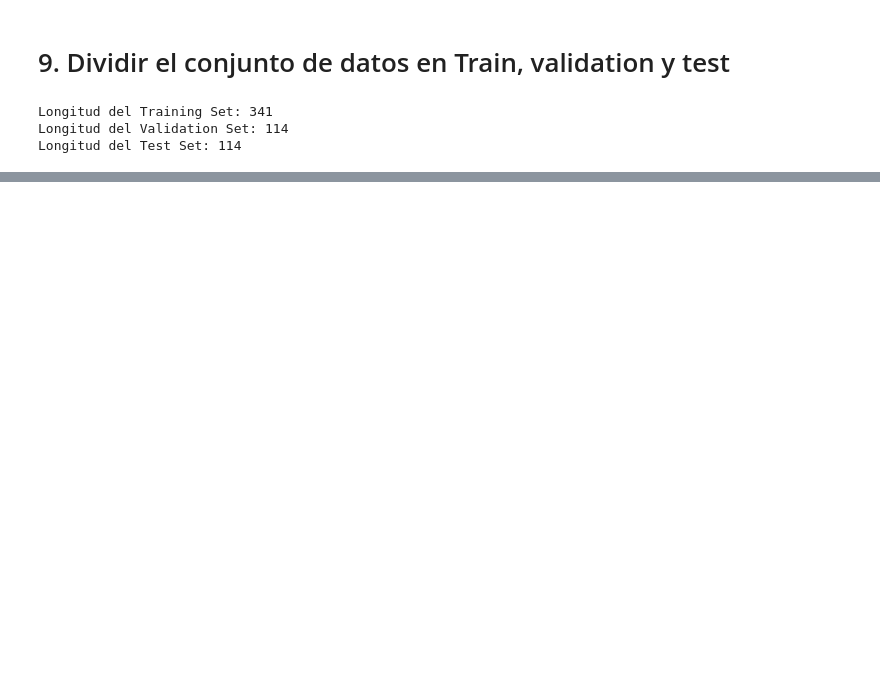
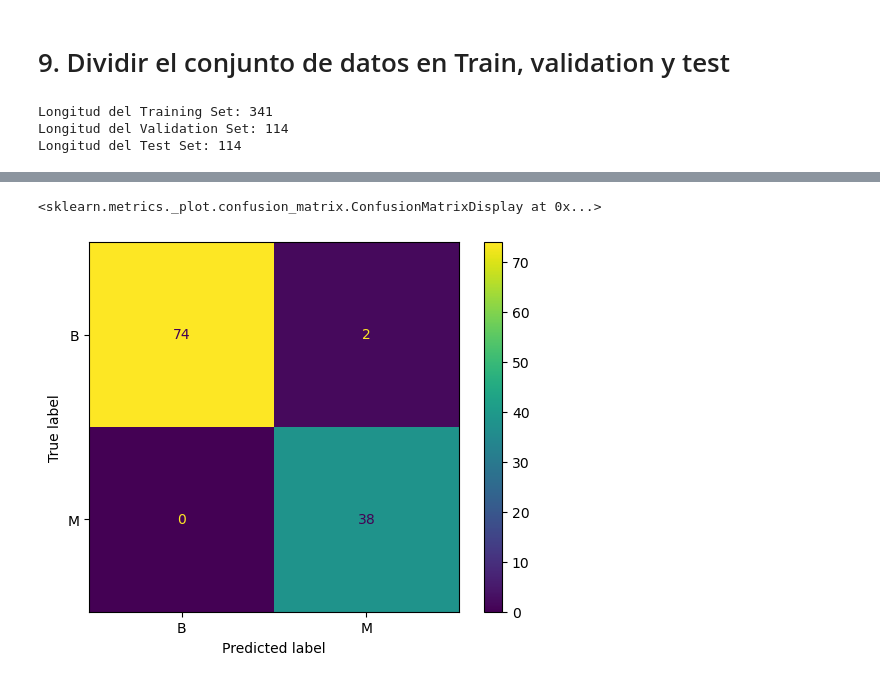
Before and after one commit to Jootgitoo/PIA, a Jupyter notebook: visualizacion-division-datos/breast-cancer-wisconsin-dataset.ipynb, the cells around one changed output, grey strips where cells are left out. Cells and saved outputs as stored; diff of their text form; code cells hidden in the pictures; blank space fills up the shorter version.

```diff
--- a/visualizacion-division-datos/breast-cancer-wisconsin-dataset.ipynb
+++ b/visualizacion-division-datos/breast-cancer-wisconsin-dataset.ipynb
@@ -184,0 +566,78 @@ Longitud del Test Set: 114
+# %%
+import arff
+import pandas as pd
+import numpy as np
+from sklearn.model_selection import train_test_split
+from sklearn.preprocessing import RobustScaler
+from sklearn.compose import ColumnTransformer
+from sklearn.preprocessing import OneHotEncoder
+from sklearn.pipeline import Pipeline
+from sklearn.preprocessing import RobustScaler
+from sklearn.impute import SimpleImputer
+from sklearn.base import BaseEstimator, TransformerMixin
+
+# Construcción de un pipeline para los atributos numéricos
+num_pipeline = Pipeline([
+        ('imputer', SimpleImputer(strategy="median")),
+        ('rbst_scaler', RobustScaler()),
+    ])
+
+# Division del conjunto en los diferentes subconjuntos
+#df = df.drop(['id', 'Unnamed: 32'], axis=1)
+train_set, val_set, test_set = train_val_test_split(df)
+print("Longitud del Training Set:", len(train_set))
+print("Longitud del Validation Set:", len(val_set))
+print("Longitud del Test Set:", len(test_set))
+
+# Conjunto de datos general
+X_df = df.drop("diagnosis", axis=1)
+y_df = df["diagnosis"].copy()
+
+# Conjunto de datos de entrenamiento
+X_train = train_set.drop("diagnosis", axis=1)
+y_train = train_set["diagnosis"].copy()
+
+# Conjunto de datos de validación
+X_val = val_set.drop("diagnosis", axis=1)
+y_val = val_set["diagnosis"].copy()
+
+# Conjunto de datos de pruebas
+X_test = test_set.drop("diagnosis", axis=1)
+y_test = test_set["diagnosis"].copy()
+
+# Instanciamos nuestro transformador personalizado
+data_preparer = DataFramePreparer()
+
+# Hacemos el fit con el conjunto de datos general para que adquiera todos los valores posibles
+data_preparer.fit(X_df)
+
+# Transformamos el subconjunto de datos de entrenamiento
+X_train_prep = data_preparer.transform(X_train)
+
+X_train.head(5)
+X_train_prep.head(5)
+
+# Transformamos el subconjunto de datos de validacion
+X_val_prep = data_preparer.transform(X_val)
+
+# Entrenamos un algoritmo basado en regresión logística
+from sklearn.linear_model import LogisticRegression
+
+clf = LogisticRegression(solver="newton-cg", max_iter=1000)
+clf.fit(X_train_prep, y_train)
+
+y_pred = clf.predict(X_val_prep)
+y_pred
+
+# Transformamos el subconjunto de datos de validacion
+X_test_prep = data_preparer.transform(X_test)
+
+y_pred = clf.predict(X_test_prep)
+
+print("Precisión:", precision_score(y_val, y_pred, pos_label='M'))
+print("Recall:", recall_score(y_val, y_pred, pos_label='M'))
+print("F1 score:", f1_score(y_val, y_pred, pos_label='M'))
+print("Accuracy:", accuracy_score(y_val, y_pred))
+
+ConfusionMatrixDisplay.from_estimator(clf, X_test_prep, y_test, values_format='d')
+# %% [output]
@@ -184,0 +651,2 @@ Longitud del Test Set: 114
+<sklearn.metrics._plot.confusion_matrix.ConfusionMatrixDisplay at 0x...>
+[figure, added]
```
Also changed, not shown: parts of 31 cells of this notebook.
